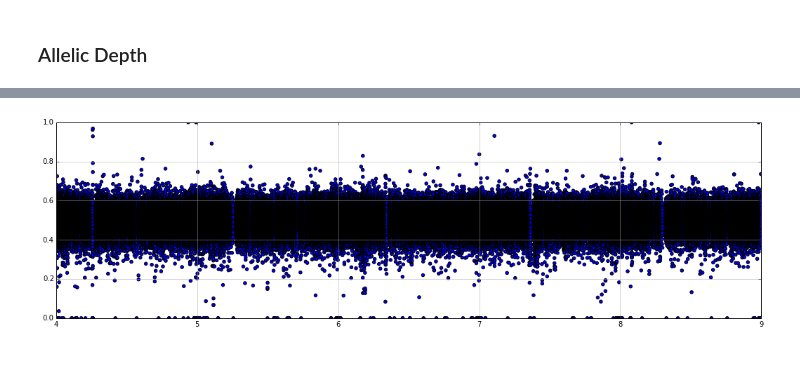
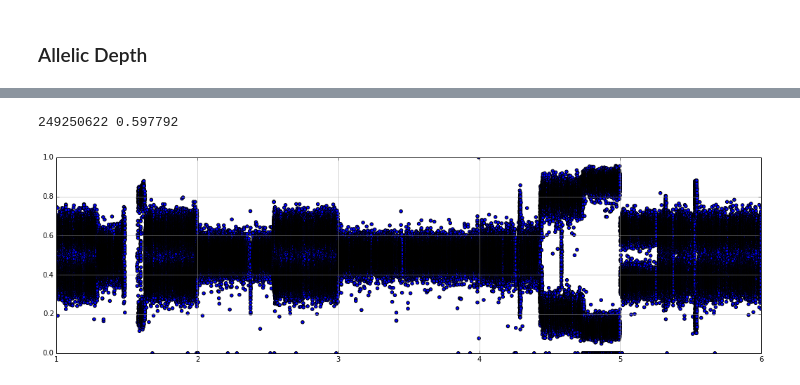
Before and after one commit to hartwigmedical/scripts, a Jupyter notebook: ipython/VCF_GERMLINE_SLICE_ANALYSIS.ipynb, the cells around one changed output, grey strips where cells are left out. Drawn from its saved outputs; the diff is of its cells as text; code cells hidden in the pictures.

```diff
--- a/ipython/VCF_GERMLINE_SLICE_ANALYSIS.ipynb
+++ b/ipython/VCF_GERMLINE_SLICE_ANALYSIS.ipynb
@@ -20,7 +20,7 @@ import chromosomeDefinition as cd
 # %%
 #VCF
 #VCF_PATH = "/Users/peterpriestley/hmf/analyses/ensembleRuleTesting/"
-VCF_PATH = "/Users/peterpriestley/hmf/analyses/170117_PMC_analysis/"
+VCF_PATH = "/Users/peterpriestley/hmf/analyses/CPCT02010458/"
 # BED
 BED_PATH = "/Users/peterpriestley/hmf/analyses/giabTruthsets/"
 BED_FILE_NAME = "NA12878_GIAB_highconf_IllFB-IllGATKHC-CG-Ion-Solid_ALLCHROM_v3.2.2_highconf.bed"
@@ -43,9 +43,9 @@ HEALTH_CSV_FILENAME="healthCheckFile.csv"
 # SPECIFY SAMPLES
 VCF_SAMPLES=[]
 for x in os.listdir(VCF_PATH):
-    if x[-13:] == "annotated.vcf":
+    if x[-3:] == "vcf":
         VCF_SAMPLES.append(x)
-VCF_SAMPLES = VCF_SAMPLES[1:2]
+VCF_SAMPLES = VCF_SAMPLES[0:1]
 VCF_SAMPLES
 #VCF_SAMPLES = ['160903_HMFregCPCT_FR10302737_FR10304566_CPCT02070012.filtered_variants_snpEff_snpSift_Cosmicv76_GoNLv5_sliced.vcf']
 # %% [output]
@@ -58,8 +58,8 @@ df = pd.DataFrame({})
 for VCF_SAMPLE in VCF_SAMPLES:
     patientIDStart = VCF_SAMPLE.find("CPCT0")
     VCF_FILE_NAME = VCF_SAMPLE
-    #SAMPLE_NAMES = {VCF_SAMPLE[patientIDStart:patientIDStart+12]+'R':'normal',VCF_SAMPLE[patientIDStart:patientIDStart+12]+'T':'tumor'}
-    SAMPLE_NAMES = {'PMC010001R':'normal','PMC010001TII':'tumor'}
+    SAMPLE_NAMES = {VCF_SAMPLE[patientIDStart:patientIDStart+12]+'R':'normal',VCF_SAMPLE[patientIDStart:patientIDStart+12]+'T':'tumor'}
+    #SAMPLE_NAMES = {'PMC010001R':'normal','PMC010001T':'tumor'}
     if USE_BED:
         bed = aVCF.loadBEDFile(BED_PATH,BED_FILE_NAME)
         #df = pd.concat([df,aVCF.loadVariantsFromVCF(VCF_PATH,VCF_FILE_NAME,SAMPLE_NAMES,VCF_SAMPLE[patientIDStart:patientIDStart+12],True,True,bed,LOAD_FULL_FILE)])
@@ -208,0 +206,2 @@ len(dfHet)
+# %%
+df = df[df.tumorAF<>'']
@@ -209,22 +225,23 @@ len(dfHet)
 # %%
-c = 4
-#pos = 190202000
-#print round(pos/float(cd.chromosomeLength[str(c)]),6)
+c = 1
+pos = 149000000
+print cd.chromosomeLength[str(c)],round(pos/float(cd.chromosomeLength[str(c)]),6)
 #offset = 0.0001
 #fractionMin = pos/float(cd.chromosomeLength[str(c)])-offset
 #fractionMax = pos/float(cd.chromosomeLength[str(c)])+offset
 fractionMin = 0
-fractionMax =5
+fractionMax = 5
 minNormalAF = 0.45
 maxNormalAF = 0.55
-minNormalDepth = 20
-maxNormalDepth = 60
+minNormalDepth = 30
+maxNormalDepth = 50
 df['mbaf']=0.5-abs(df.tumorAF-0.5)
 dfHet = df[(df['variantType']=="SNP")&(df['normalSGT']=="0/1")&(df['normalAF']>minNormalAF)&(df['normalAF']<maxNormalAF)&(df['normalDP']>minNormalDepth)&(df['normalDP']<maxNormalDepth)&(df.chromFrac>c+fractionMin)&(df.chromFrac<c+fractionMax)]
 plt.figure(figsize=[18,5])
 plt.scatter(dfHet.chromFrac, dfHet.tumorAF)
 plt.grid(b=True, which='both', color='0.65',linestyle='-')
-plt.axis([c+fractionMin, c+fractionMax,0, 1])
+plt.axis([c+fractionMin, c+fractionMax,0,1])
 plt.show()
 # %% [output]
+249250622 0.597792
-[figure, old version]
+[figure, new version]
```
Also changed, not shown: parts of 20 cells of this notebook, 7 other files.
